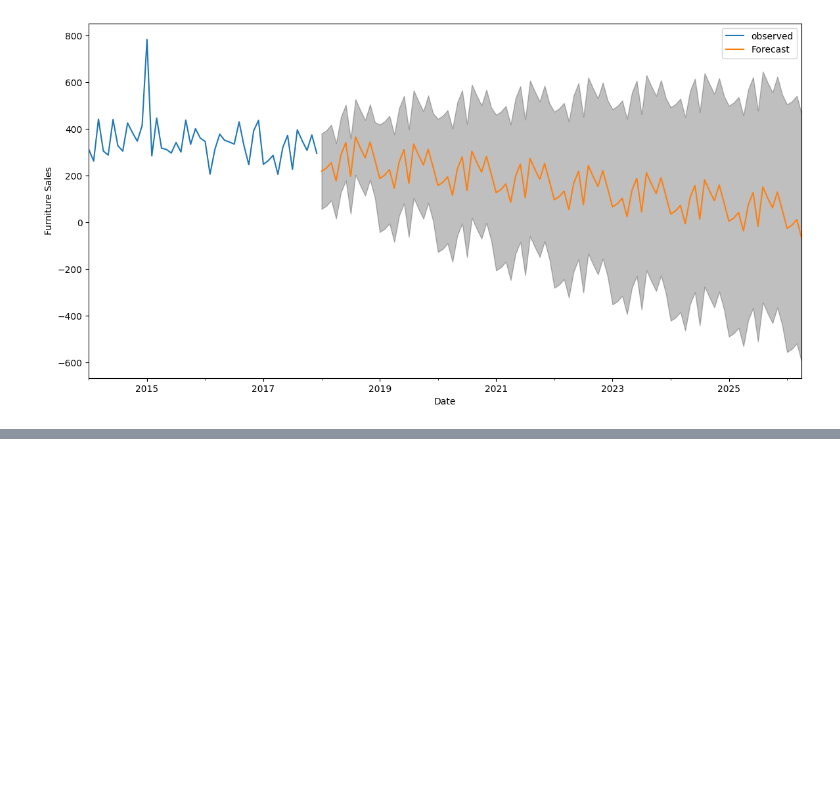
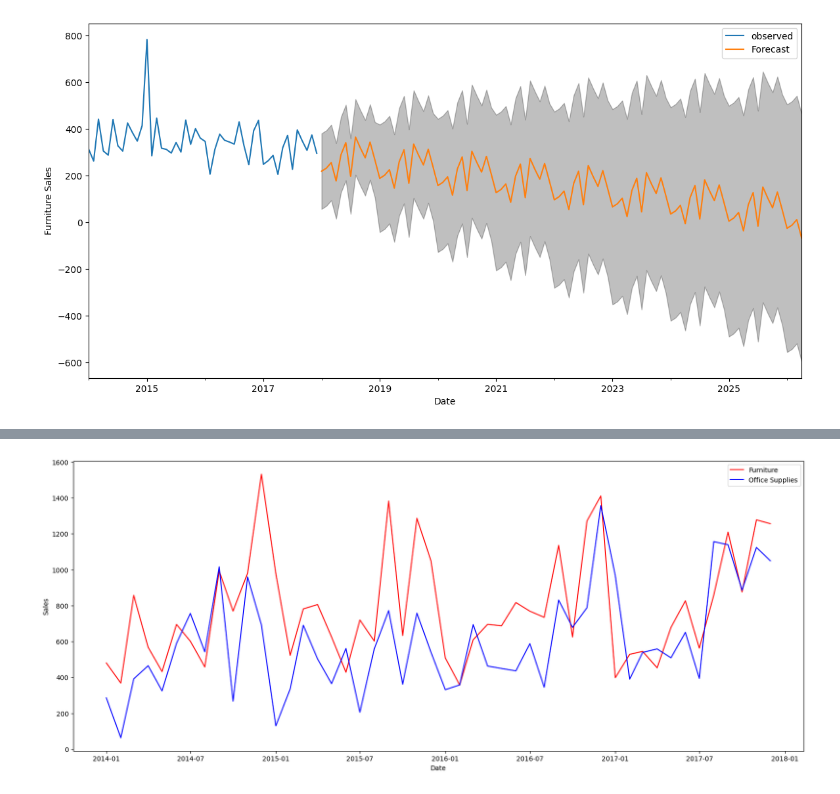
Before and after one commit to UdaykiranSure/Sales_Predictions-time-series-analysis, a Jupyter notebook: Furniture_Sales_Time_Series_Forecasting.ipynb, the cells around one changed output, grey strips where cells are left out. Drawn from its saved outputs; the diff is of its cells as text; code cells hidden in the pictures; blank space fills up the shorter version.

```diff
--- a/Furniture_Sales_Time_Series_Forecasting.ipynb
+++ b/Furniture_Sales_Time_Series_Forecasting.ipynb
@@ -230,0 +246,4 @@ plt.show()
+# %%
+cols = ['Row ID', 'Order ID', 'Ship Date', 'Ship Mode', 'Customer ID', 'Customer Name', 'Segment', 'Country', 'City', 'State', 'Postal Code', 'Region', 'Product ID', 'Category', 'Sub-Category', 'Product Name', 'Quantity', 'Discount', 'Profit']
+furniture.drop(cols,axis = 1, inplace = True)
+office.drop(cols,axis = 1, inplace = True)
@@ -230,0 +259,6 @@ plt.show()
+# %%
+furniture.set_index('Order Date',inplace = True)
+office.set_index('Order Date',inplace = True)
+furniture.sort_values('Order Date',inplace = True)
+office.sort_values('Order Date',inplace = True)
+furniture.head(),office.head()
@@ -230,0 +288,6 @@ plt.show()
+# %%
+furniture = furniture.groupby('Order Date')['Sales'].sum().reset_index()
+office = office.groupby('Order Date')['Sales'].sum().reset_index()
+furniture.set_index('Order Date',inplace = True)
+office.set_index('Order Date',inplace = True)
+furniture.head(),office.head()
@@ -230,0 +309,8 @@ plt.show()
+# %%
+y1 = furniture['Sales'].resample('MS').mean()
+y2 = office['Sales'].resample('MS').mean()
+y1 = pd.DataFrame({'Order Dates': y1.index,'Sales' : y1.values})
+y2 = pd.DataFrame({'Order Dates': y2.index,'Sales' : y2.values})
+store = y1.merge(y2,how = 'inner',on = 'Order Dates')
+store.rename(columns ={'Sales_x':'furniture_sales','Sales_y':'office_sales'},inplace = True)
+store.head()
@@ -230,0 +324,10 @@ plt.show()
+# %%
+plt.figure(figsize = (20,8))
+plt.plot(store['Order Dates'],store['furniture_sales'],'r-',label = 'Furniture')
+plt.plot(store["Order Dates"],store['office_sales'],'b-',label = 'Office Supplies')
+plt.xlabel('Date')
+plt.ylabel('Sales')
+plt.legend()
+plt.show()
+# %% [output]
+[figure, added]
```
Also changed, not shown: parts of 16 cells of this notebook.
